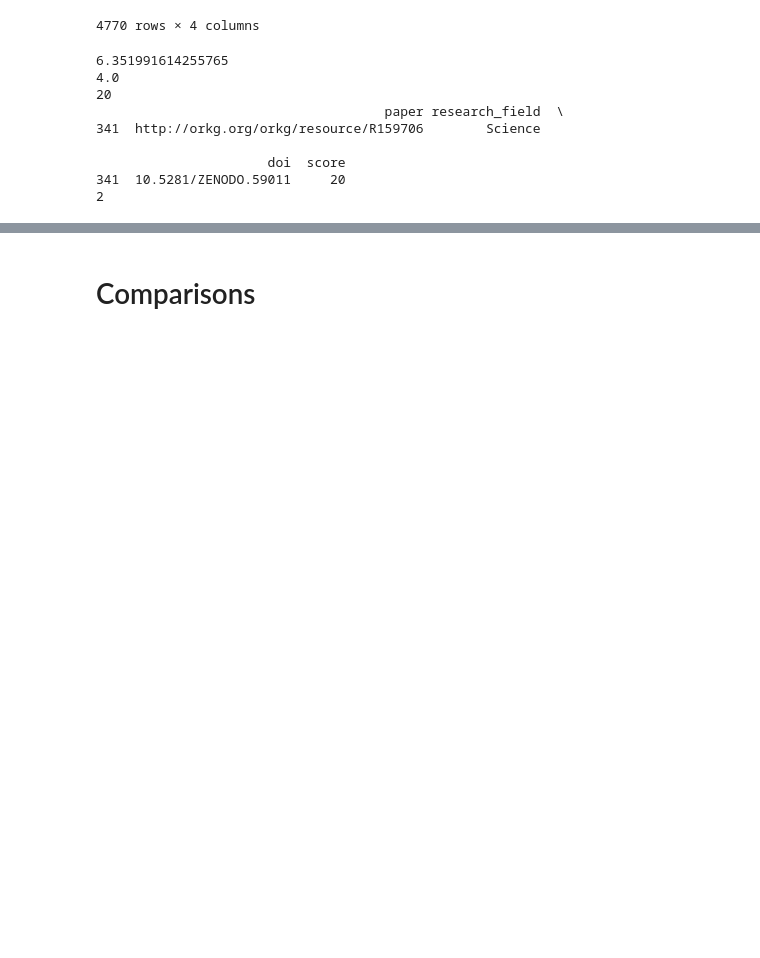
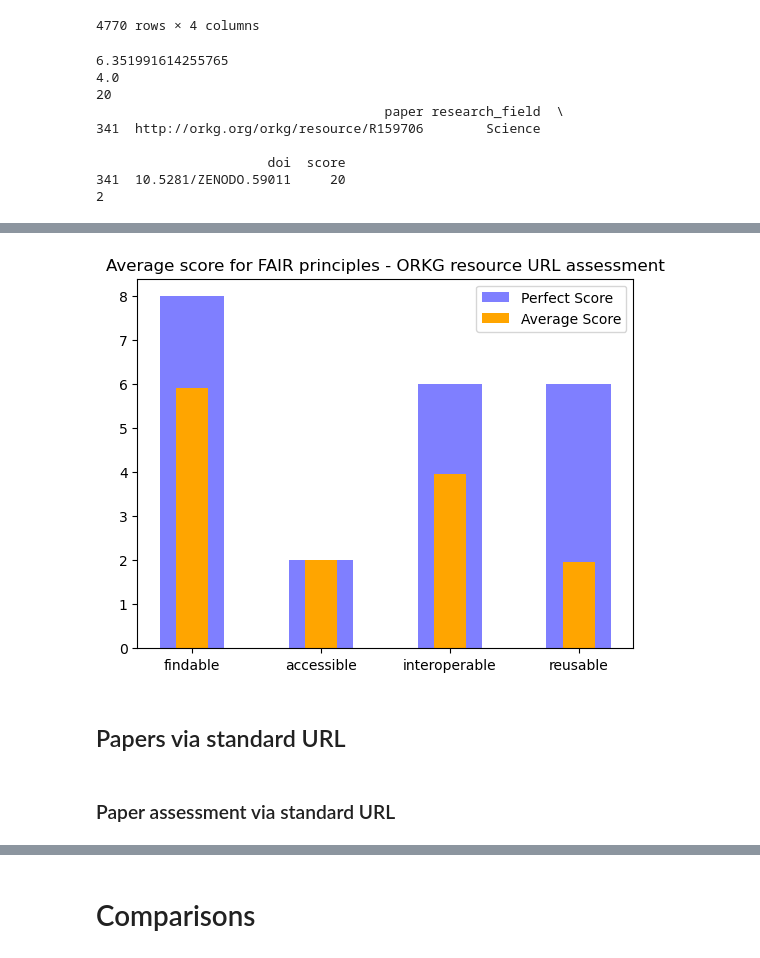
Before and after one commit to mwurzbacher/FAIRness-assessment-tools-evaluation-using-ORKG, a Jupyter notebook: FAIR_Checker_evaluation.ipynb, the cells around one changed output, grey strips where cells are left out. Drawn from its saved outputs; the diff is of its cells as text; code cells hidden in the pictures; blank space fills up the shorter version.

```diff
--- a/FAIR_Checker_evaluation.ipynb
+++ b/FAIR_Checker_evaluation.ipynb
@@ -217,0 +243,5 @@ plt.show()
+# %%
+orkg_url_df = pd.read_pickle("orkg_url_df_FAIRChecker_assessment2023-03-29.pkl")
+print(orkg_url_df["assessment_status_code"].value_counts())
+orkg_url_df = orkg_url_df[orkg_url_df["assessment_status_code"] == 200].reset_index(drop=True)
+orkg_url_df
@@ -218 +349,31 @@ plt.show()
+# %%
+# max scores: F = 8, A = 2, I = 6, R = 6
+principle_assessment_orkgurl_df = assessment_orkgurl_df
+principle_assessment_orkgurl_df['principle'] = [get_principle_from_metric(x) for x in principle_assessment_orkgurl_df['metric']]
+
+aggregate_funcs = {'score': 'sum', 'principle': 'first'}
+principle_assessment_orkgurl_df = principle_assessment_orkgurl_df.groupby(['principle'], as_index=False).agg(aggregate_funcs)
+principle_assessment_orkgurl_df['avg_metric_score'] = principle_assessment_orkgurl_df['score']/len(orkg_url_df)
+
+principle_assessment_orkgurl_df['principle'] = pd.Categorical(principle_assessment_orkgurl_df['principle'], ['findable', 'accessible', 'interoperable', 'reusable'])
+principle_assessment_orkgurl_df = principle_assessment_orkgurl_df.sort_values('principle')
+
+#plotting
+width = 0.5
+perfect_scores = [8, 2, 6, 6]
+actual_scores = principle_assessment_orkgurl_df['avg_metric_score']
+indices = np.arange(len(perfect_scores))
+
+plt.bar(indices, perfect_scores, width=width, color='b', alpha=0.5, label='Perfect Score')
+plt.bar([i for i in indices], actual_scores, width=0.5*width, color='orange', label='Average Score')
+plt.xticks(indices, principle_assessment_orkgurl_df['principle'] )
+plt.title("Average score for FAIR principles - ORKG resource URL assessment")
+plt.legend()
+plt.show()
+# %% [output]
+[figure, added]
+# %% [markdown]
+## Papers via standard URL
+# %% [markdown]
+### Paper assessment via standard URL
 # %%
```
Also changed, not shown: parts of 28 cells of this notebook.
